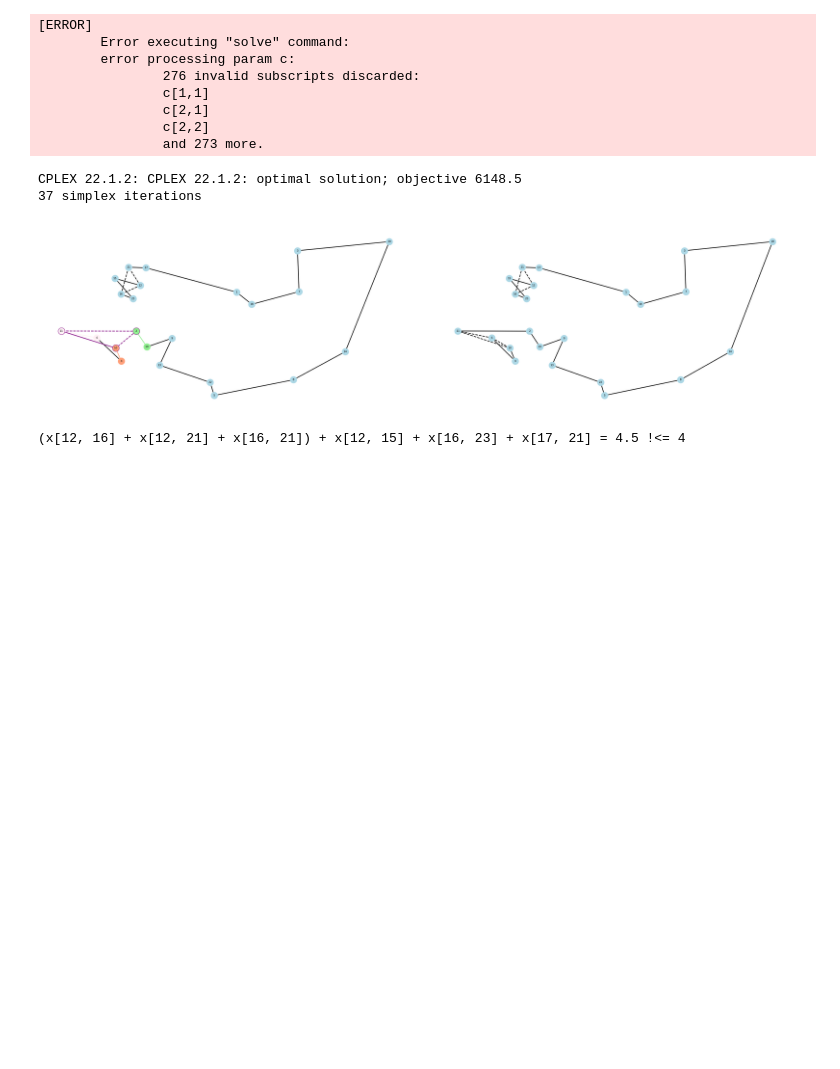
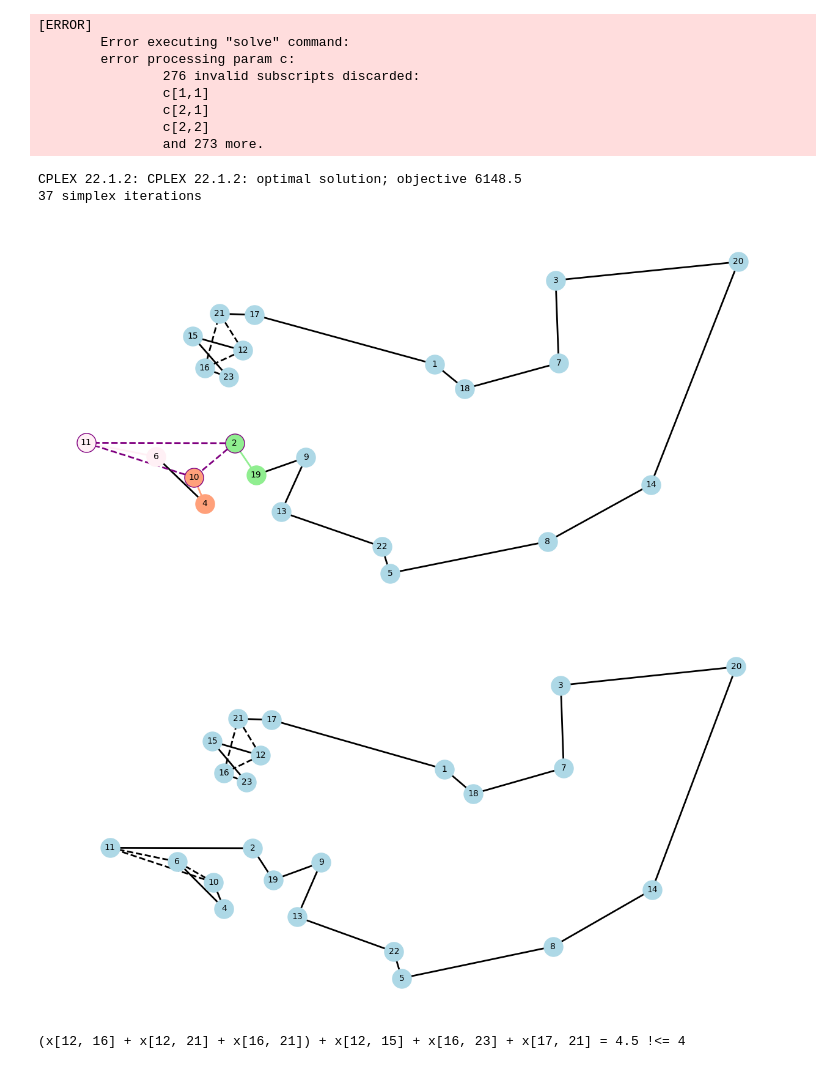
Before and after one commit to Diviloper/MESIO, a Jupyter notebook: mmio/tsp/lower_bounds.ipynb, the cells around one changed output. Drawn from its saved outputs; the diff is of its cells as text; code cells hidden in the pictures; blank space fills up the shorter version.

```diff
--- a/mmio/tsp/lower_bounds.ipynb
+++ b/mmio/tsp/lower_bounds.ipynb
@@ -222,51 +223,52 @@ summary_data.append(summary_entry("2-Matching Cut 1", match_arcs, match_cost))
 CPLEX 22.1.2: CPLEX 22.1.2: optimal solution; objective 6148.5
 37 simplex iterations
 # %%
-match_fig, match_axes = plt.subplots(1, 2, figsize=(32, 8))
+match_fig_pre = plt.figure(figsize=(16, 8))
 paint_graph(
     sec_2_arcs,
-    axes=match_axes[0],
     personalized_arcs={
         (2, 10): {
             "edge_color": "purple",
-            "style": "solid" if lr_arcs[(2, 10)].is_integer() else "dashed",
+            "style": "solid" if sec_2_arcs[(2, 10)].is_integer() else "dashed",
         },
         (2, 11): {
             "edge_color": "purple",
-            "style": "solid" if lr_arcs[(2, 11)].is_integer() else "dashed",
+            "style": "solid" if sec_2_arcs[(2, 11)].is_integer() else "dashed",
         },
         (10, 11): {
             "edge_color": "purple",
-            "style": "solid" if lr_arcs[(10, 11)].is_integer() else "dashed",
+            "style": "solid" if sec_2_arcs[(10, 11)].is_integer() else "dashed",
         },
         (6, 11): {
             "edge_color": "lavenderblush",
-            "style": "solid" if lr_arcs[(6, 11)].is_integer() else "dashed",
+            "style": "solid" if sec_2_arcs[(6, 11)].is_integer() else "dashed",
         },
         (2, 19): {
             "edge_color": "lightgreen",
-            "style": "solid" if lr_arcs[(2, 19)].is_integer() else "dashed",
+            "style": "solid" if sec_2_arcs[(2, 19)].is_integer() else "dashed",
         },
         (4, 10): {
             "edge_color": "lightsalmon",
-            "style": "solid" if lr_arcs[(4, 10)].is_integer() else "dashed",
+            "style": "solid" if sec_2_arcs[(4, 10)].is_integer() else "dashed",
         },
     },
     personalized_nodes={
         2: {"node_color": "lightgreen", "edgecolors": "purple"},
         10: {"node_color": "lightsalmon", "edgecolors": "purple"},
         11: {"node_color": "lavenderblush", "edgecolors": "purple"},
         19: {"node_color": "lightgreen"},
         4: {"node_color": "lightsalmon"},
         6: {"node_color": "lavenderblush"},
     }
 )
-paint_graph(match_arcs, axes=match_axes[1])
-plt.tight_layout()
+match_fig_pre.savefig("images/match_1_pre.png", dpi=400, bbox_inches='tight')
 
-match_fig.savefig("images/match_1.png", dpi=400)
+match_fig_post = plt.figure(figsize=(16, 8))
+paint_graph(match_arcs)
+match_fig_post.savefig("images/match_1_post.png", dpi=400, bbox_inches='tight')
 # %% [output]
-[figure, old version]
+[figure, new version]
+[figure, added]
 # %%
 match_cut_2 = find_2match(match_arcs)
 add_cut(match_cut_2, "2Matching")
```
Also changed, not shown: parts of 13 cells of this notebook, 22 other files.
